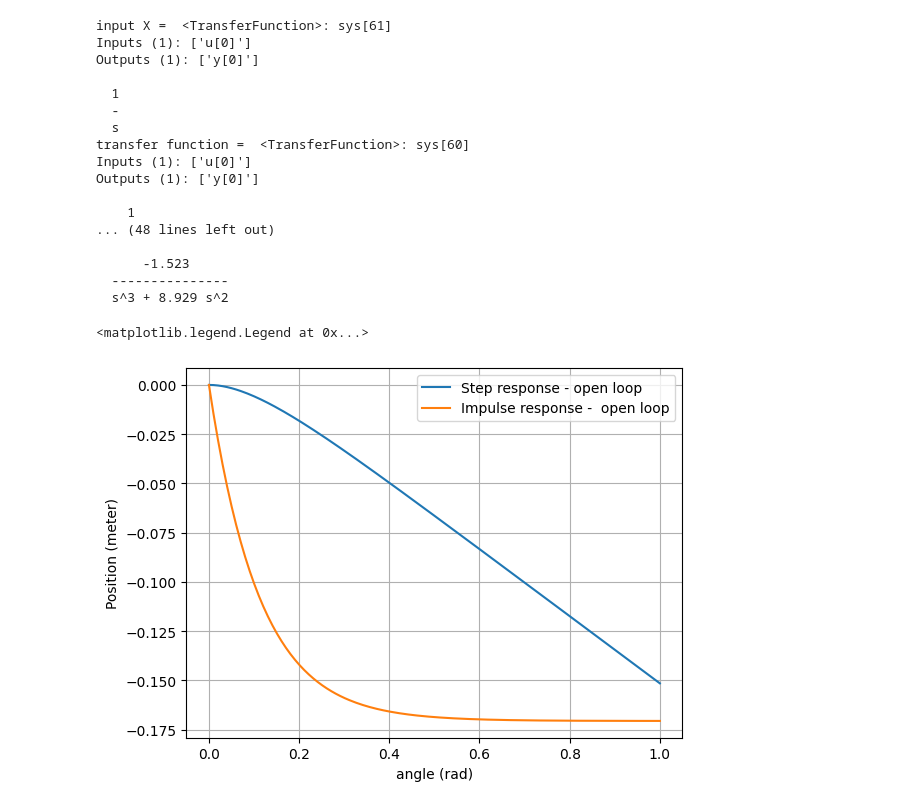
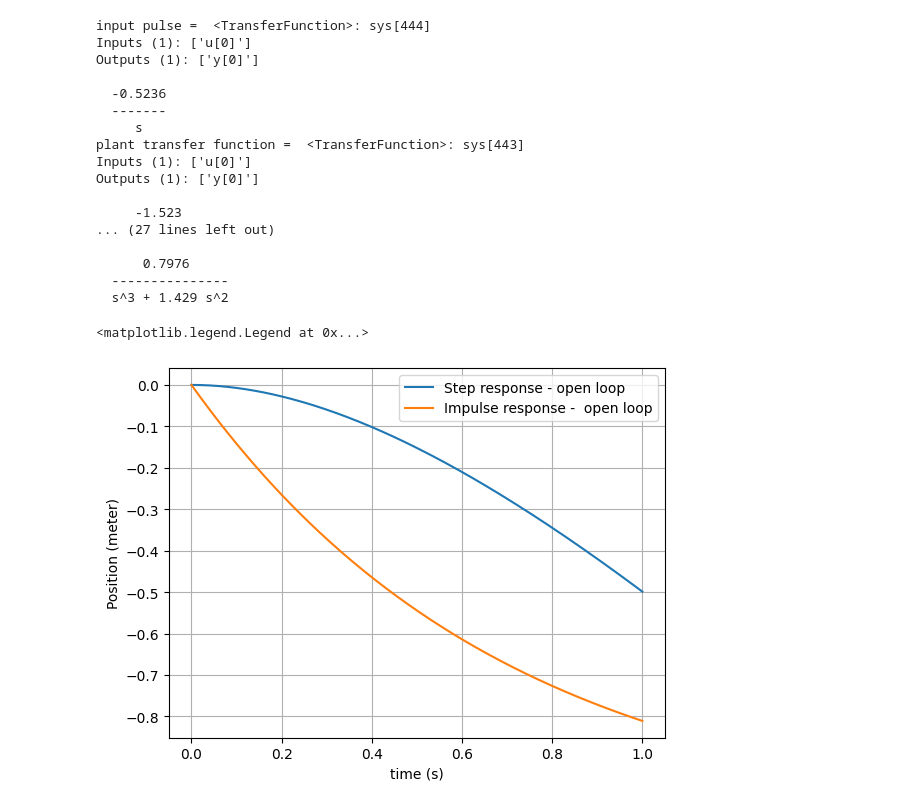
Before and after one commit to TijnAltenaAO/python-modeling, a Jupyter notebook: controlsystemsmodeling.ipynb, the cells around one changed output. Cells and saved outputs as stored; diff of their text form; code cells hidden in the pictures.

```diff
--- a/controlsystemsmodeling.ipynb
+++ b/controlsystemsmodeling.ipynb
@@ -10,8 +10,8 @@ import matplotlib.pyplot as plt
 g = 9.81
 d = 0.0375
 L = 0.1725
-b = 0.01 # total guess
-m = 0.04 # weight of ball
+b = 0.002 # total guess
+m = 0.05 # weight of ball
 R = 0.02
 
 num = [-5/7*g*(d/L)] # this technically maps to alpha, that is, the angle of the motor, not that of the beam.
@@ -20,48 +20,48 @@ den = [1, (5*b)/(7*m*R), 0]
 G_plant = tf(num, den)
 
 # step response and pulse response:
-step =tf([1],[1,0])
+step = tf([-np.pi/6],[1,0]) # make step an angle of -30 deg. note this is motor angle.
 Y_step = G_plant * step
-pulse =tf([1],[1])
+pulse = tf([1],[1])
 Y_pulse = G_plant * step
 
 # show actual equations
 print('input pulse = ', step)
 print('plant transfer function = ', G_plant)
 print('output Y = ', Y_step)
 print('input pulse = ', pulse)
 print('plant transfer function = ', G_plant)
 print('output Y = ', Y_pulse)
 
 #open loop response = the system's output behavior without any feedback, measured after a step change in the systems input (= at the controller's output )
 t,y = step_response(G_plant,T=1,T_num=200, X0=0)     #X0 can be set as initial condition
 t2,yc = impulse_response(G_plant,T=1,T_num=200)
 plt.plot(t,y, label='Step response - open loop')
 plt.plot(t2,yc, label='Impulse response -  open loop')
 plt.grid()
-plt.xlabel('angle (rad)')
+plt.xlabel('time (s)') # unsure if should be angle
 plt.ylabel('Position (meter)')
 plt.legend()
 # %% [output]
-input X =  <TransferFunction>: sys[61]
+input pulse =  <TransferFunction>: sys[444]
 Inputs (1): ['u[0]']
 Outputs (1): ['y[0]']
 
-  1
-  -
-  s
-transfer function =  <TransferFunction>: sys[60]
+  -0.5236
+  -------
+     s
+plant transfer function =  <TransferFunction>: sys[443]
 Inputs (1): ['u[0]']
 Outputs (1): ['y[0]']
 
-    1
-... (48 lines left out)
+     -1.523
+... (27 lines left out)
 
-      -1.523
+      0.7976
   ---------------
-  s^3 + 8.929 s^2
+  s^3 + 1.429 s^2
 <matplotlib.legend.Legend at 0x...>
-[figure, old version]
+[figure, new version]
 # %%
 import array
 import control
```
Also changed, not shown: parts of 3 cells of this notebook.
